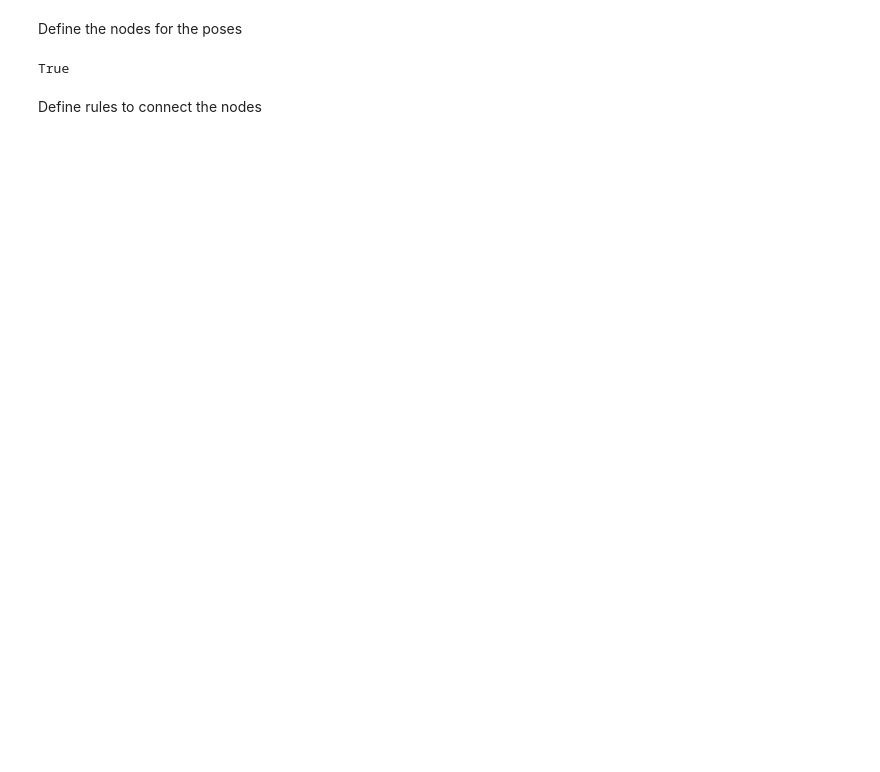
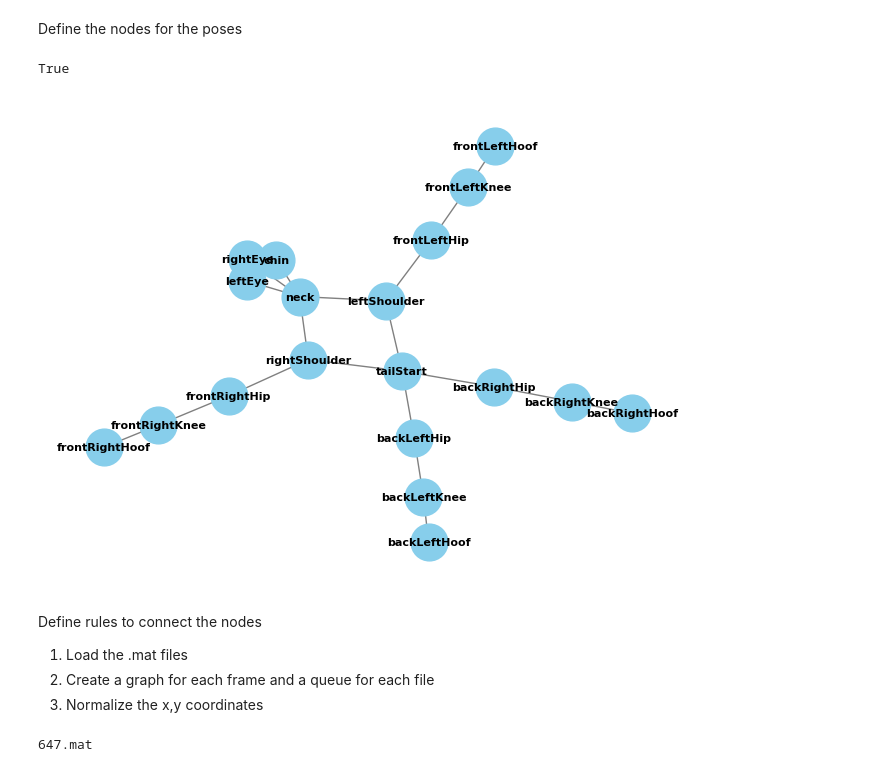
Before and after one commit to kaburia/animal-poses4population, a Jupyter notebook: graph_embeddings.ipynb, the cells around one changed output. Drawn from its saved outputs; the diff is of its cells as text; code cells hidden in the pictures; blank space fills up the shorter version.

```diff
--- a/graph_embeddings.ipynb
+++ b/graph_embeddings.ipynb
@@ -17,7 +26,7 @@ graph['chin'] = ['leftEye', 'rightEye', 'neck']
 graph['rightEye'] = ['chin', 'leftEye', 'neck']
 graph['leftEye'] = ['chin', 'rightEye', 'neck']
 graph['neck'] = ['chin', 'leftEye', 'rightEye', 'leftShoulder', 'rightShoulder']
-graph['leftShoulder'] = ['neck', 'frontLeftHip', 'tailSart']
+graph['leftShoulder'] = ['neck', 'frontLeftHip', 'tailStart']
 graph['rightShoulder'] = ['neck', 'frontRightHip', 'tailStart']
 graph['frontLeftHip'] = ['leftShoulder', 'frontLeftKnee']
 graph['frontRightHip'] = ['rightShoulder', 'frontRightKnee']
@@ -36,5 +45,19 @@ graph['backRightHoof'] = ['backRightKnee']
 len(graph) == len(points) # check that all points are in graph
 # %% [output]
 True
+# %%
+# Create a graph
+graph_network = nx.Graph(graph)
+
+
+# Draw the graph
+# pos = nx.spring_layout(graph_network)  # You can choose a different layout algorithm
+nx.draw(graph_network, with_labels=True, font_weight='bold', node_size=700,
+        node_color='skyblue', font_color='black', font_size=8, edge_color='gray')
+
+# Display the graph
+plt.show()
+# %% [output]
+[figure, added]
 # %%
 # save dictionary to JSON file
@@ -43,3 +65,25 @@ with open('graph.json', 'w') as fp:
     json.dump(graph, fp, indent=4)
-# %% [markdown]
-Define rules to connect the nodes
+# %% [markdown]
+Define rules to connect the nodes
+1. Load the .mat files
+2. Create a graph for each frame and a queue for each file
+3. Normalize the x,y coordinates
+# %%
+# get the landmarks folder containing .mat files
+landmarks_folder = os.path.join(os.getcwd(), 'landmarks\horse')
+
+# load a file
+def load_file(filename):
+    # only load .mat files
+    if not filename.endswith('.mat'):
+        return None
+    else:
+        mat = scipy.io.loadmat(filename)
+        return mat['landmarks']
+
+# choose a file at random
+random_landmark_file = random.choice(os.listdir(landmarks_folder))
+print(random_landmark_file)
+random_load = load_file(os.path.join(landmarks_folder, random_landmark_file))
+# %% [output]
+647.mat
```
Also changed, not shown: parts of 10 cells of this notebook, 2 other files.
